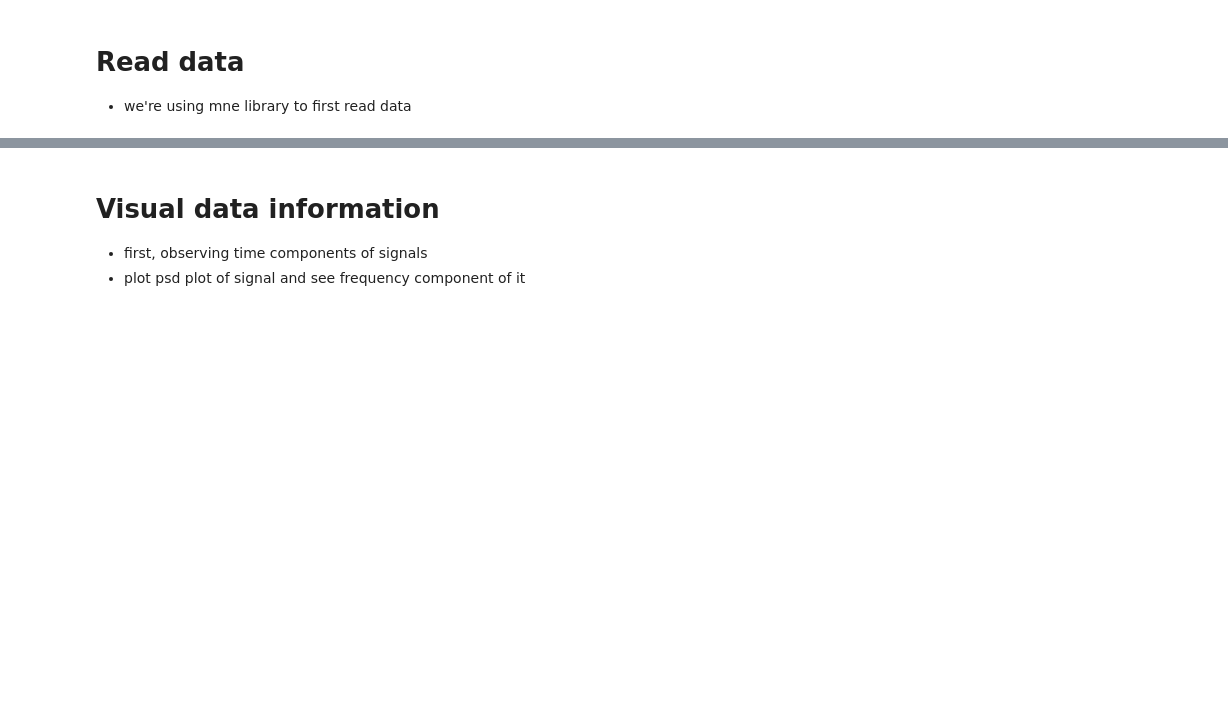
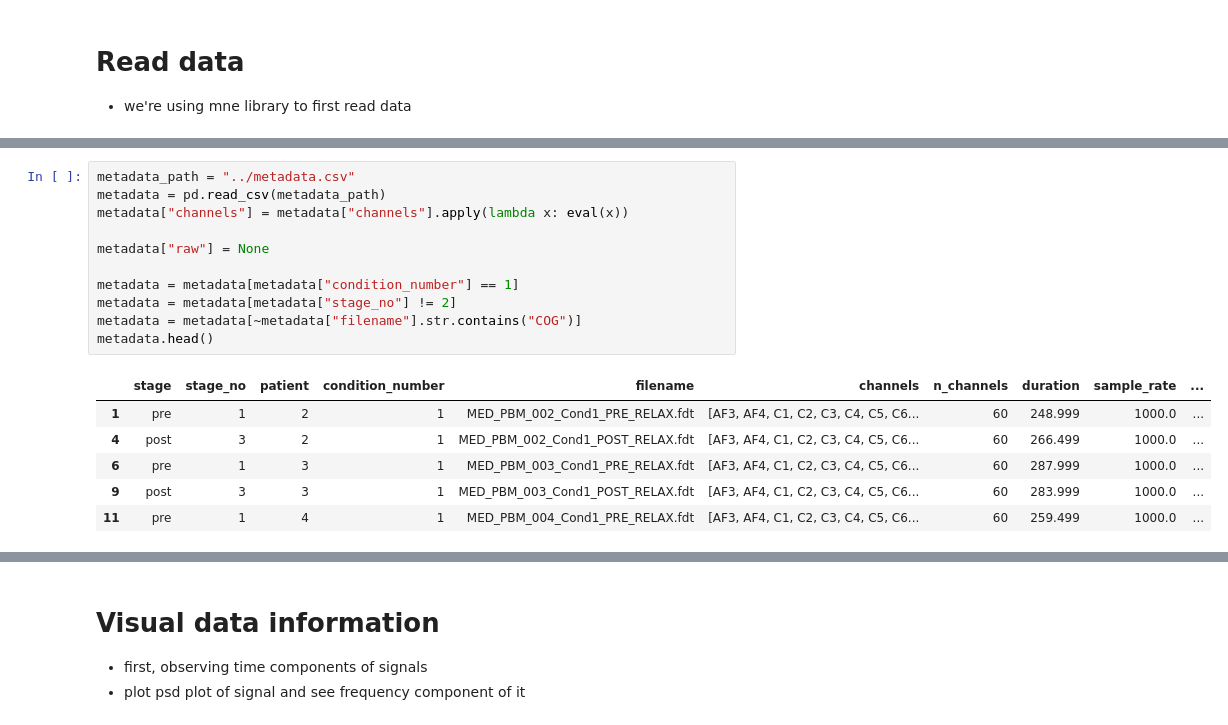
Before and after one commit to SoroushZiaee/vielight_close_loop, a Jupyter notebook: notebooks/read_dataset.ipynb, the cells around one changed output, grey strips where cells are left out. Saved outputs shown, nothing was run; the diff lists cells and outputs as text; blank space fills up the shorter version.

```diff
--- a/notebooks/read_dataset.ipynb
+++ b/notebooks/read_dataset.ipynb
@@ -29,0 +57,18 @@ array([0.00000e+00, 2.00000e-03, 4.00000e-03, ..., 1.01994e+02,
+# %%
+metadata_path = "../metadata.csv"
+metadata = pd.read_csv(metadata_path)
+metadata["channels"] = metadata["channels"].apply(lambda x: eval(x))
+
+metadata["raw"] = None
+
+metadata = metadata[metadata["condition_number"] == 1]
+metadata = metadata[metadata["stage_no"] != 2]
+metadata = metadata[~metadata["filename"].str.contains("COG")]
+metadata.head()
+# %% [output]
+|  | stage | stage_no | patient | condition_number | filename | channels | n_channels | duration | sample_rate | ... |
+| 1 | pre | 1 | 2 | 1 | MED_PBM_002_Cond1_PRE_RELAX.fdt | [AF3, AF4, C1, C2, C3, C4, C5, C6... | 60 | 248.999 | 1000.0 | ... |
+| 4 | post | 3 | 2 | 1 | MED_PBM_002_Cond1_POST_RELAX.fdt | [AF3, AF4, C1, C2, C3, C4, C5, C6... | 60 | 266.499 | 1000.0 | ... |
+| 6 | pre | 1 | 3 | 1 | MED_PBM_003_Cond1_PRE_RELAX.fdt | [AF3, AF4, C1, C2, C3, C4, C5, C6... | 60 | 287.999 | 1000.0 | ... |
+| 9 | post | 3 | 3 | 1 | MED_PBM_003_Cond1_POST_RELAX.fdt | [AF3, AF4, C1, C2, C3, C4, C5, C6... | 60 | 283.999 | 1000.0 | ... |
+| 11 | pre | 1 | 4 | 1 | MED_PBM_004_Cond1_PRE_RELAX.fdt | [AF3, AF4, C1, C2, C3, C4, C5, C6... | 60 | 259.499 | 1000.0 | ... |
```
Also changed, not shown: parts of 7 cells of this notebook, 15 other files.
